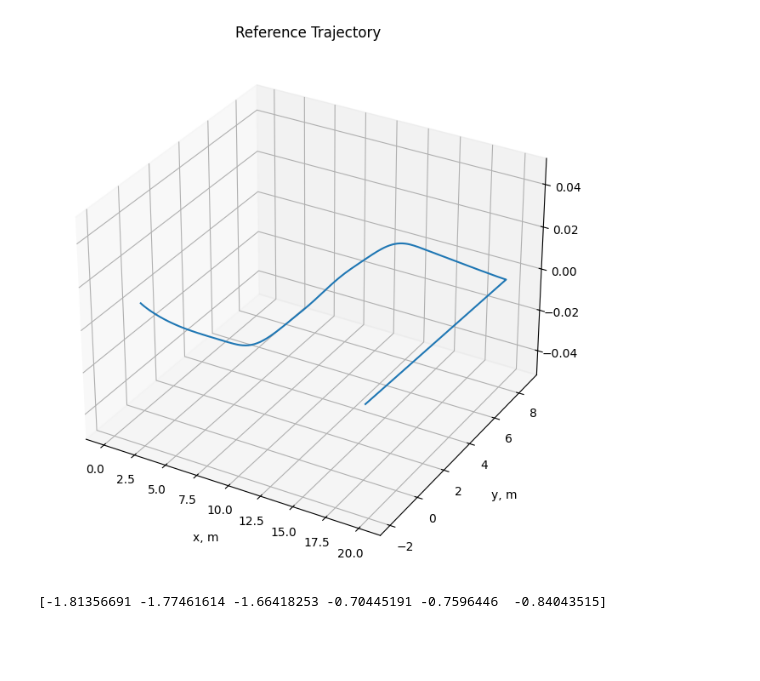
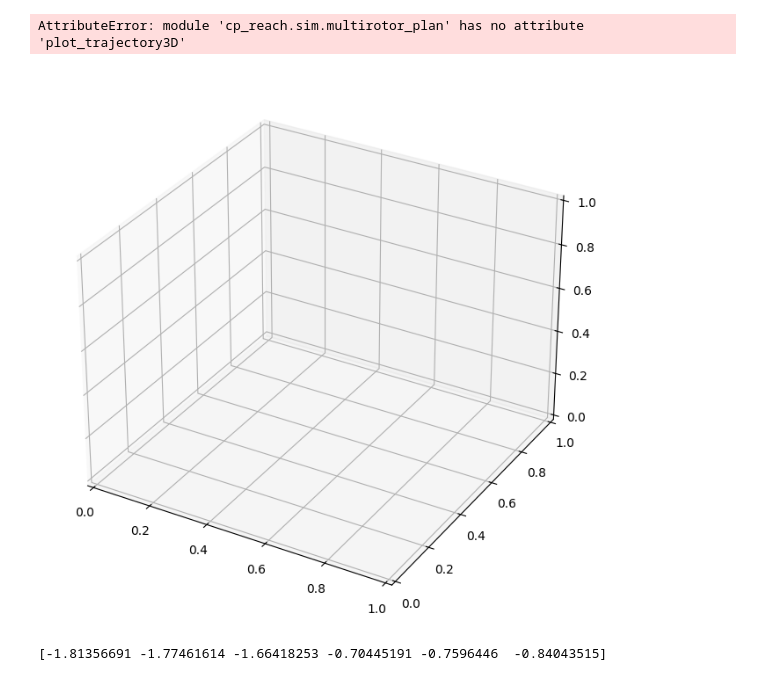
Before and after one commit to micahkc/cp_reach, a Jupyter notebook: cp_reach/examples/Quadrotor_example.ipynb, the cells around one changed output. Saved outputs shown, nothing was run; the diff lists cells and outputs as text; code cells hidden in the pictures; blank space fills up the shorter version.

Commit message:
cleaned up traj planning code

```diff
--- a/cp_reach/examples/Quadrotor_example.ipynb
+++ b/cp_reach/examples/Quadrotor_example.ipynb
@@ -14,4 +16,4 @@ ref = dict(np.load("ref_traj.npz"))
 #     # Load the data from the JSON file
 #     quadrotor = json.load(file)
 # # cp.quadrotor.log_linearized.disturbance(quadrotor, ax1)
-ref = cp_reach.sim.multirotor_plan.traj_3()
+ref1 = cp_reach.sim.multirotor_plan.traj_3()
@@ -22,9 +97,10 @@ ref = dict(np.load("ref_traj.npz"))
 # %%
 fig = plt.figure(figsize=(8,8))
 axis = fig.add_subplot(111, projection="3d")
-cp_reach.sim.multirotor_plan.plot_trajectory3D(ref, axis)
+cp_reach.sim.multirotor_plan.plot_trajectory3D(ref1, axis)
 # %% [output]
+AttributeError: module 'cp_reach.sim.multirotor_plan' has no attribute 'plot_trajectory3D'
-[figure, old version]
+[figure, new version]
 # %%
 ang_vel_points,lower_bound_omega,upper_bound_omega,omega_dist,dynamics_sol,inv_points,lower_bound,upper_bound,kinematics_sol = cp_reach.quadrotor.invariant_set.solve(2, 2, ref)
 # %%
```
Also changed, not shown: parts of 4 cells of this notebook, 13 other files.
